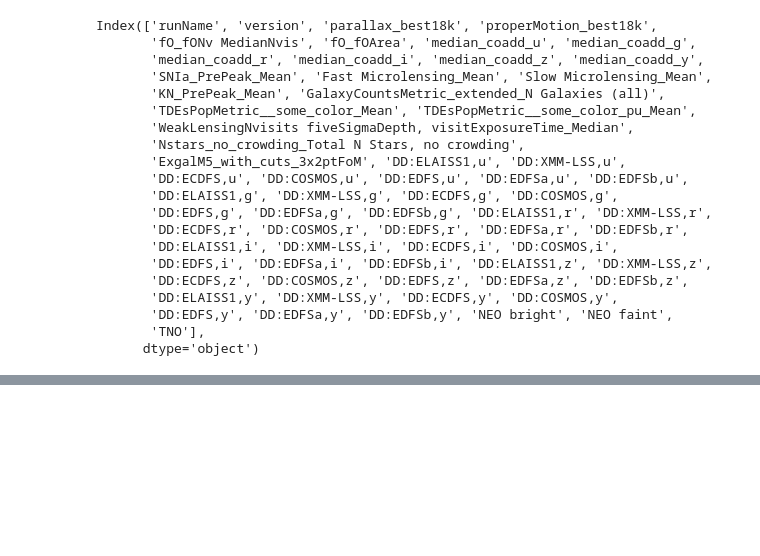
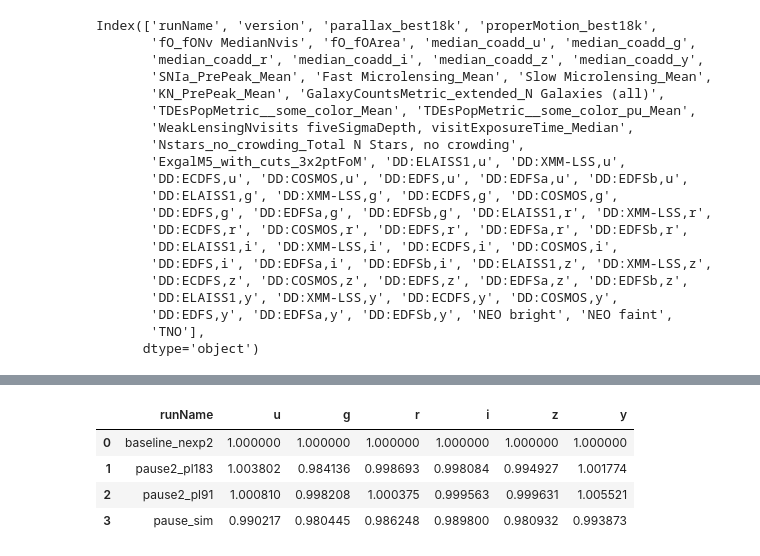
Before and after one commit to lsst-sims/sims_featureScheduler_runs_technical, a Jupyter notebook: pause_sim/radar_plots.ipynb, the cells around one changed output, grey strips where cells are left out. Drawn from its saved outputs; the diff is of its cells as text; code cells hidden in the pictures; blank space fills up the shorter version.

```diff
--- a/pause_sim/radar_plots.ipynb
+++ b/pause_sim/radar_plots.ipynb
@@ -122,0 +114,8 @@ Executive summary:  A 6 month pause causes a few percent drop in a few metrics.
+# %%
+data_normed
+# %% [output]
+|  | runName | u | g | r | i | z | y |
+| 0 | baseline_nexp2 | 1.000000 | 1.000000 | 1.000000 | 1.000000 | 1.000000 | 1.000000 |
+| 1 | pause2_pl183 | 1.003802 | 0.984136 | 0.998693 | 0.998084 | 0.994927 | 1.001774 |
+| 2 | pause2_pl91 | 1.000810 | 0.998208 | 1.000375 | 0.999563 | 0.999631 | 1.005521 |
+| 3 | pause_sim | 0.990217 | 0.980445 | 0.986248 | 0.989800 | 0.980932 | 0.993873 |
```
Also changed, not shown: parts of 7 cells of this notebook, 2 other files.
